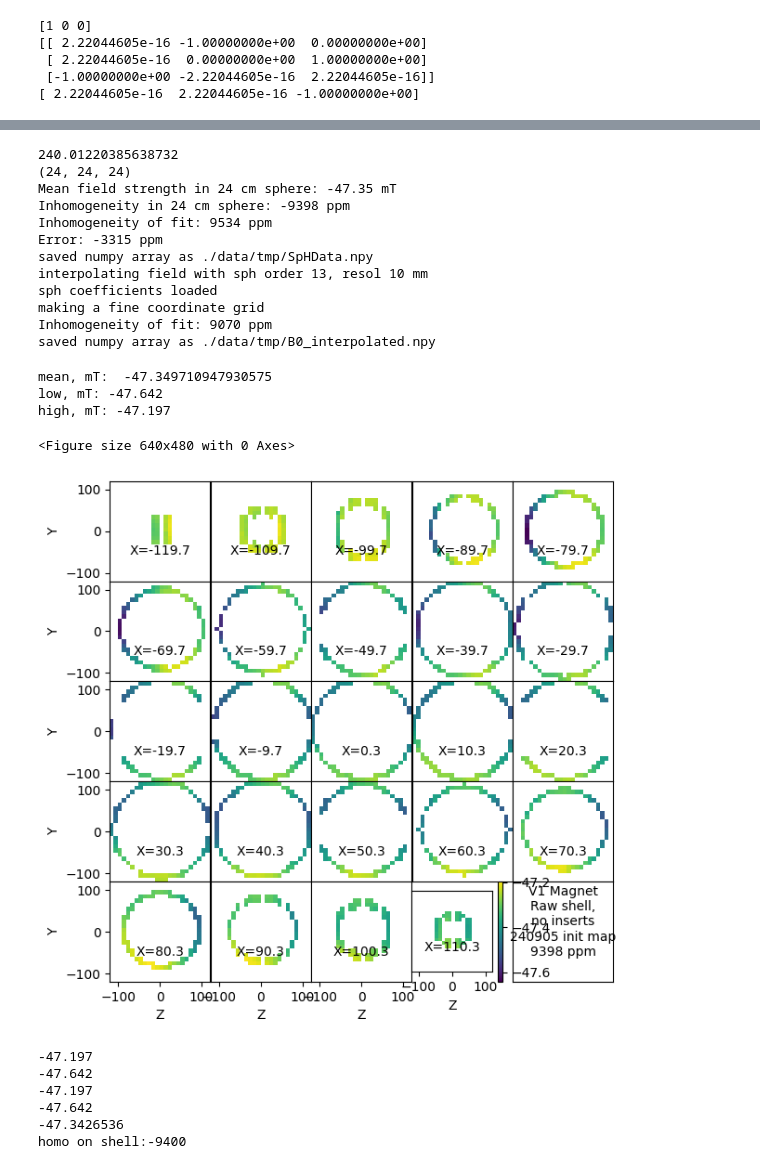
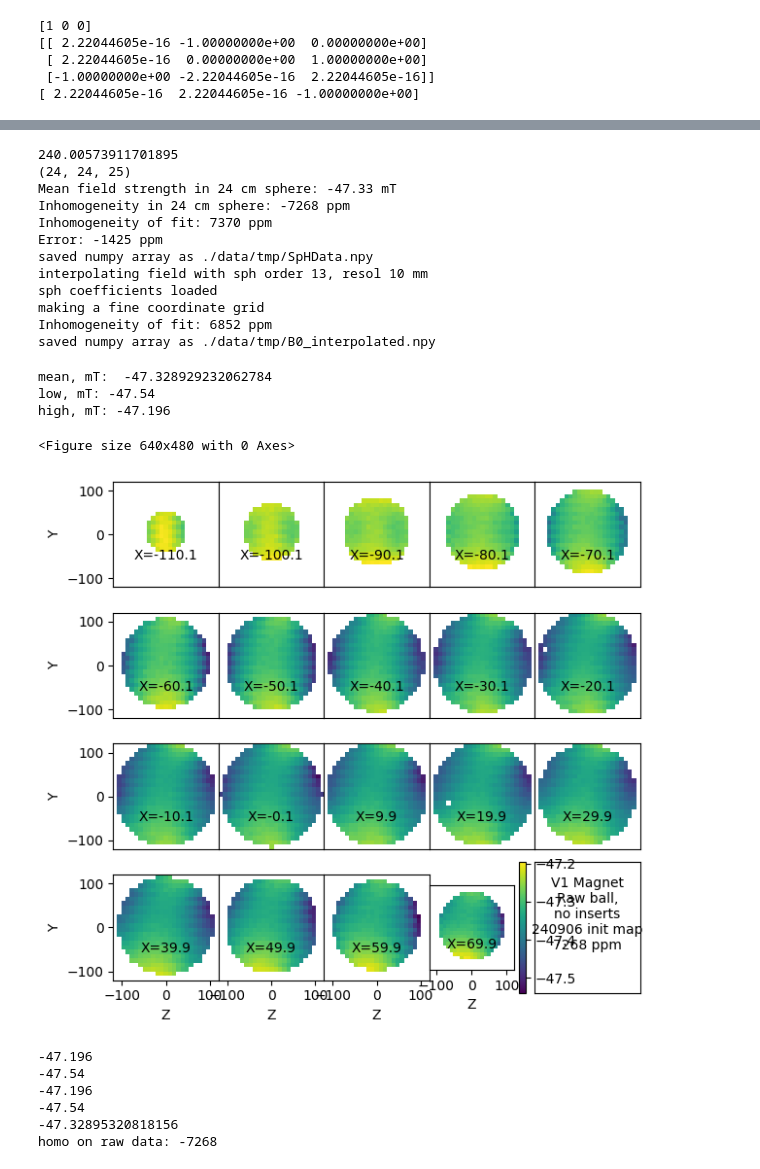
Before and after one commit to rst030/cosi-measure, a Jupyter notebook: Software/COSI2/test_FULLMAP_12_INSERTS_ONE_RING.ipynb, the cells around one changed output, grey strips where cells are left out. Saved outputs shown, nothing was run; the diff lists cells and outputs as text; code cells hidden in the pictures.

```diff
--- a/Software/COSI2/test_FULLMAP_12_INSERTS_ONE_RING.ipynb
+++ b/Software/COSI2/test_FULLMAP_12_INSERTS_ONE_RING.ipynb
@@ -69,26 +70,28 @@ generating a mesh grid
 diameter_of_sphere = b0map_shell_init.path.radius*2
 order = 13
 resolution_of_sph_decomp = 9
+resolution_of_sph_fit=10
+
 print(diameter_of_sphere)
 
 b0map_shell_init.fitSphericalHarmonics(maxorder=order,dsv=diameter_of_sphere,resol=resolution_of_sph_decomp)
 
-resolution_of_sph_fit=10
+
 print('interpolating field with sph order %d, resol %.0f mm'%(order,resolution_of_sph_fit))
 
 b0map_shell_init.interpolateField(resol=resolution_of_sph_fit,dsv=diameter_of_sphere)
 # %% [output]
-240.01220385638732
-(24, 24, 24)
-Mean field strength in 24 cm sphere: -47.35 mT
-Inhomogeneity in 24 cm sphere: -9398 ppm
-Inhomogeneity of fit: 9534 ppm
-Error: -3315 ppm
+240.00573911701895
+(24, 24, 25)
+Mean field strength in 24 cm sphere: -47.33 mT
+Inhomogeneity in 24 cm sphere: -7268 ppm
+Inhomogeneity of fit: 7370 ppm
+Error: -1425 ppm
 saved numpy array as ./data/tmp/SpHData.npy
 interpolating field with sph order 13, resol 10 mm
 sph coefficients loaded
 making a fine coordinate grid
-Inhomogeneity of fit: 9070 ppm
+Inhomogeneity of fit: 6852 ppm
 saved numpy array as ./data/tmp/B0_interpolated.npy
 # %%
 # Shell field (raw, initial)
@@ -96,44 +99,44 @@ saved numpy array as ./data/tmp/B0_interpolated.npy
 from matplotlib import pyplot as plt
 plt.figure(0)
 
-fig, axes = plt.subplots(nrows=5, ncols=5, figsize=(7, 7))
+fig, axes = plt.subplots(nrows=4, ncols=5, figsize=(7, 7))
 
 FieldMeasured = b0map_shell_init.b0Data[:,:,:,0] # - b0map_noinsert.interpolatedField
 
 print('mean, mT: ',np.nanmean(FieldMeasured))
 print('low, mT:',np.nanmin(FieldMeasured),'\nhigh, mT:',np.nanmax(FieldMeasured))
 homoshellinit = (np.nanmax(FieldMeasured)-np.nanmin(FieldMeasured))/np.nanmean(FieldMeasured)*1e6
 
-for i in range(5):
+for i in range(4):
     for j in range(5):
-        if i*5+j >=24:
+        if i*5+j >=19:
             plt.colorbar(mappable=xxx)
             axes[i,j].xaxis.set_visible(False)
             axes[i,j].yaxis.set_visible(False)
-            axes[i,j].text(0.5, 0.6, 'V1 Magnet\nRaw shell,\nno inserts\n240905 init map\n%.0f ppm'%abs(homoshellinit), horizontalalignment='center', verticalalignment='center', transform=axes[i,j].transAxes)
+            axes[i,j].text(0.5, 0.6, 'V1 Magnet\nRaw ball,\nno inserts\n240906 init map\n%.0f ppm'%abs(homoshellinit), horizontalalignment='center', verticalalignment='center', transform=axes[i,j].transAxes)
             break
         xxx = axes[i,j].imshow(FieldMeasured[i*5+j,:,:],clim=[np.nanmin(FieldMeasured),np.nanmax(FieldMeasured)],origin = 'lower',extent=[-120,120,-120,120])
         axes[i,j].text(0.5, 0.3, 'X=%.1f'%b0map_shell_init.xPts[i*5+j], horizontalalignment='center', verticalalignment='center', transform=axes[i,j].transAxes)
         axes[i,j].xaxis.set_visible(False)
         axes[i,j].yaxis.set_visible(False)
-        if i==4:
+        if i==3:
             axes[i,j].xaxis.set_visible(True)
         if j==0:
             axes[i,j].yaxis.set_visible(True)
 
 
         axes[i,j].set_xlabel('Z')
         axes[i,j].set_ylabel('Y')
         plt.xlabel('Z')
         plt.ylabel('Y')
 
 plt.subplots_adjust(wspace=-0.0, hspace=0)
 # %% [output]
-mean, mT:  -47.349710947930575
-low, mT: -47.642
-high, mT: -47.197
+mean, mT:  -47.328929232062784
+low, mT: -47.54
+high, mT: -47.196
 <Figure size 640x480 with 0 Axes>
-[figure, old version]
+[figure, new version]
 # %%
 #calculate preliminary homogeneity
 rawdata = b0map_shell_init.fieldDataAlongPath
@@ -165,14 +168,14 @@ print(meanval)
 
 homoshellinit = (maxval-minval)/meanval*1e6
 
-print('homo on shell:%.0f'%homoshellinit)
+print('homo on raw data: %.0f'%homoshellinit)
 # %% [output]
--47.197
--47.642
--47.197
--47.642
--47.3426536
-homo on shell:-9400
+-47.196
+-47.54
+-47.196
+-47.54
+-47.32895320818156
+homo on raw data: -7268
 # %%
 print(np.nanmin(b0map_shell_init.fieldDataAlongPath[:,0]))
 print(np.nanmax(b0map_shell_init.fieldDataAlongPath[:,0]))
```
Also changed, not shown: parts of 23 cells of this notebook, 18 other files.
